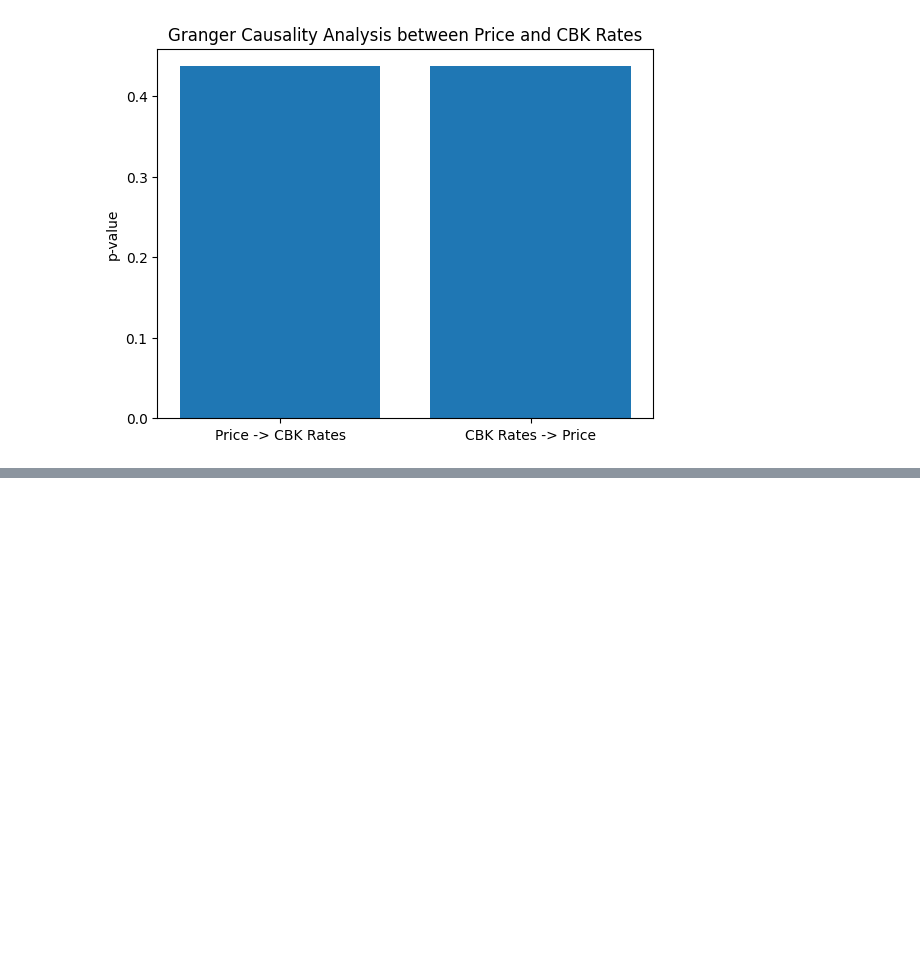
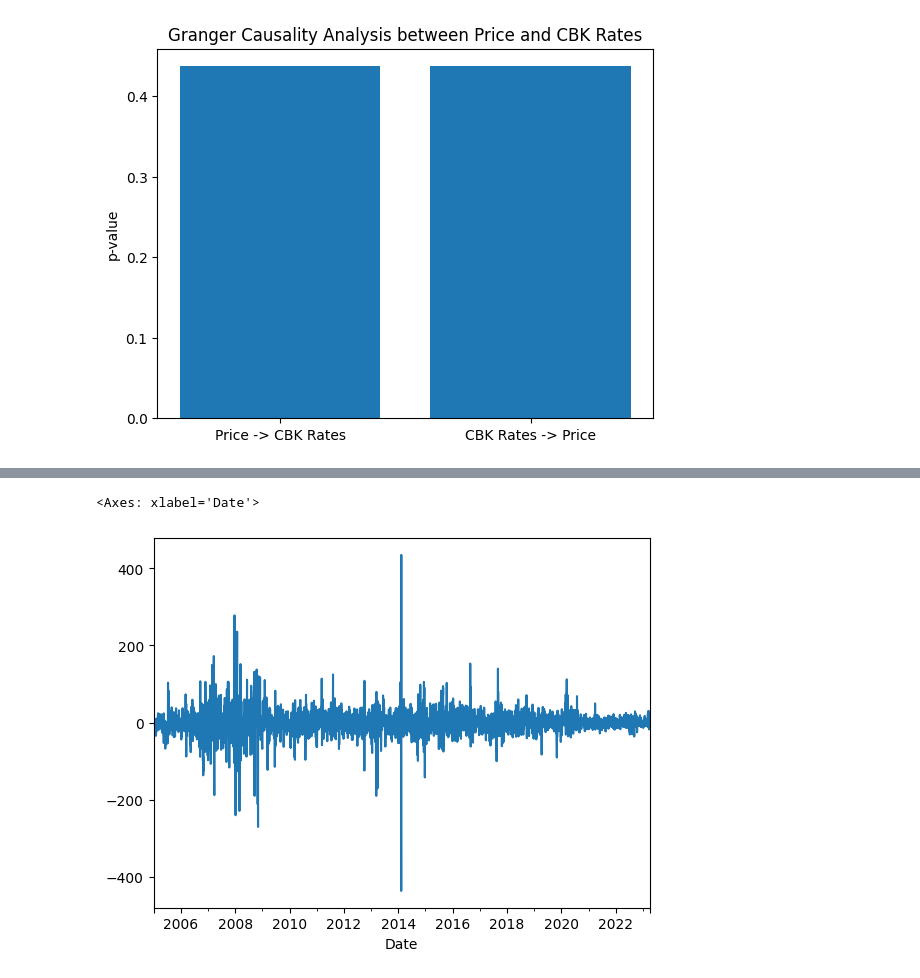
Before and after one commit to CatherineChelagat/Predictive-Time-Series-Model-Case-Study-NSE-Kenya-20-Share-Index, a Jupyter notebook: Predictive Time Series Model.ipynb, the cells around one changed output, grey strips where cells are left out. Drawn from its saved outputs; the diff is of its cells as text; code cells hidden in the pictures; blank space fills up the shorter version.

```diff
--- a/Predictive Time Series Model.ipynb
+++ b/Predictive Time Series Model.ipynb
@@ -822,0 +860,5 @@ plt.show()
+# %%
+differenced.plot();
+# %% [output]
+<Axes: xlabel='Date'>
+[figure, added]
```
Also changed, not shown: parts of 18 cells of this notebook.
